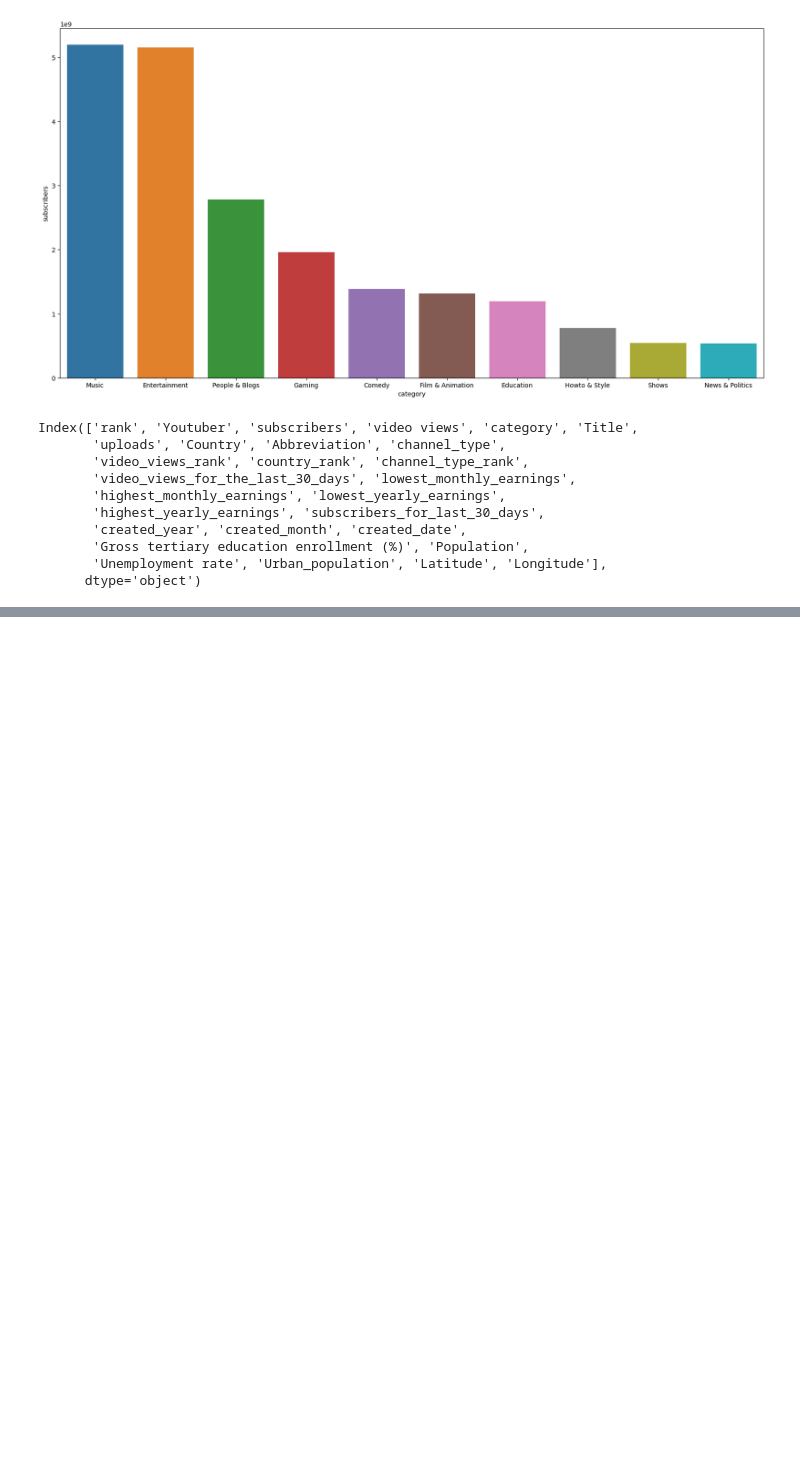
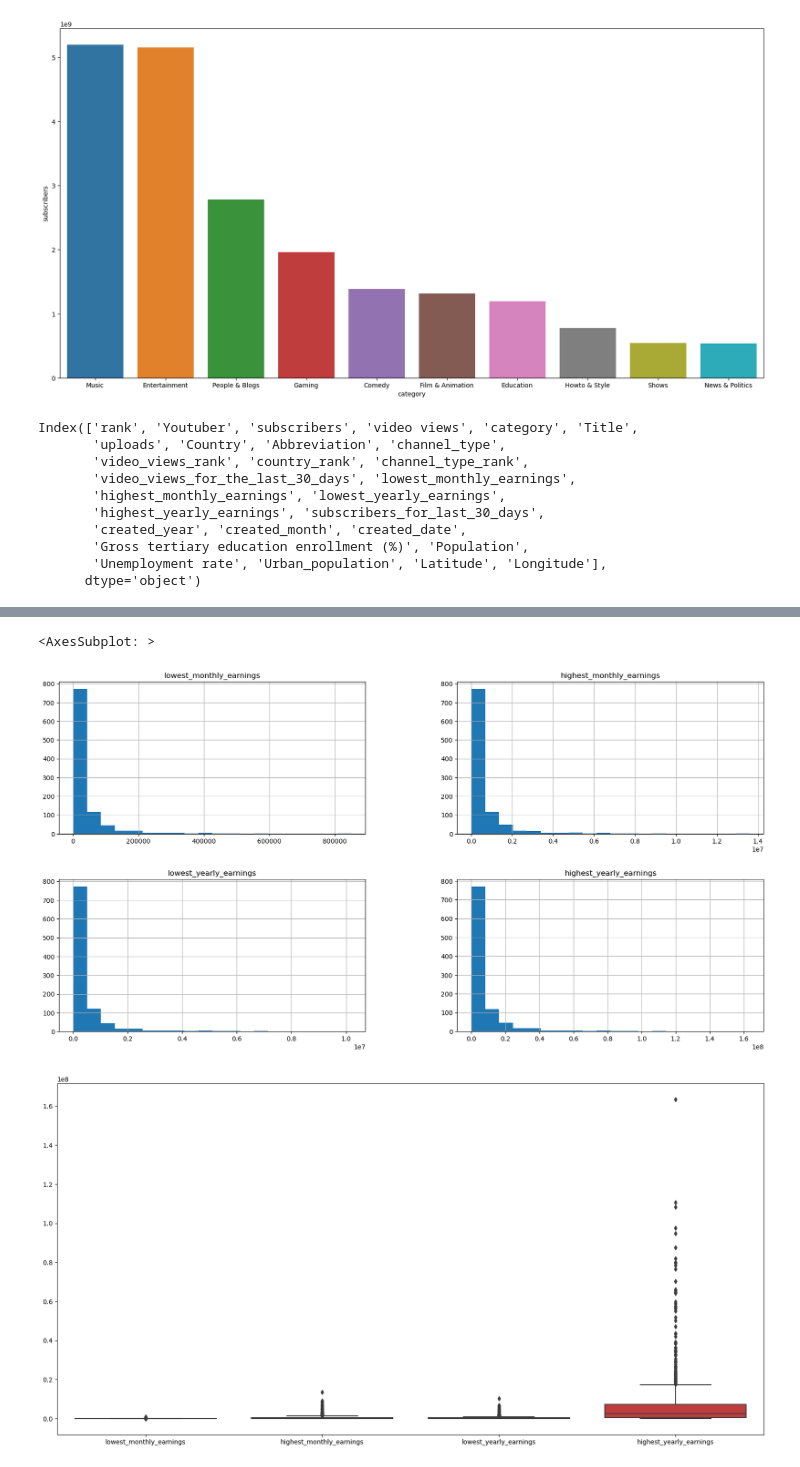
Before and after one commit to mynamescheff/jutuber, a Jupyter notebook: yt.ipynb, the cells around one changed output, grey strips where cells are left out. Cells and saved outputs as stored; diff of their text form; code cells hidden in the pictures; blank space fills up the shorter version.

```diff
--- a/yt.ipynb
+++ b/yt.ipynb
@@ -138,0 +146,10 @@ Index(['rank', 'Youtuber', 'subscribers', 'video views', 'category', 'Title',
+# %%
+#distribution of earnings
+earnings_columns = ['lowest_monthly_earnings', 'highest_monthly_earnings', 'lowest_yearly_earnings', 'highest_yearly_earnings']
+df[earnings_columns].hist(figsize=(20,10), bins=20)
+plt.figure(figsize=(20,10))
+sns.boxplot(data=df[earnings_columns])
+# %% [output]
+<AxesSubplot: >
+[figure, added]
+[figure, added]
```
Also changed, not shown: parts of 15 cells of this notebook, 4 other files.
